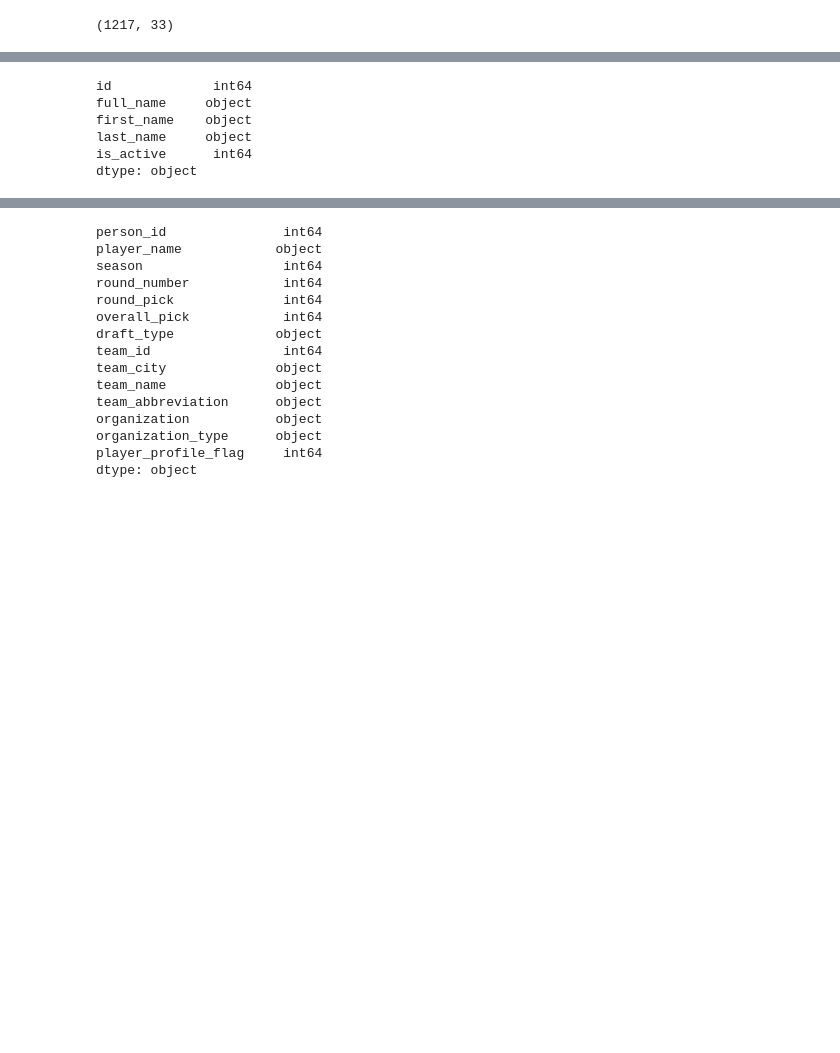
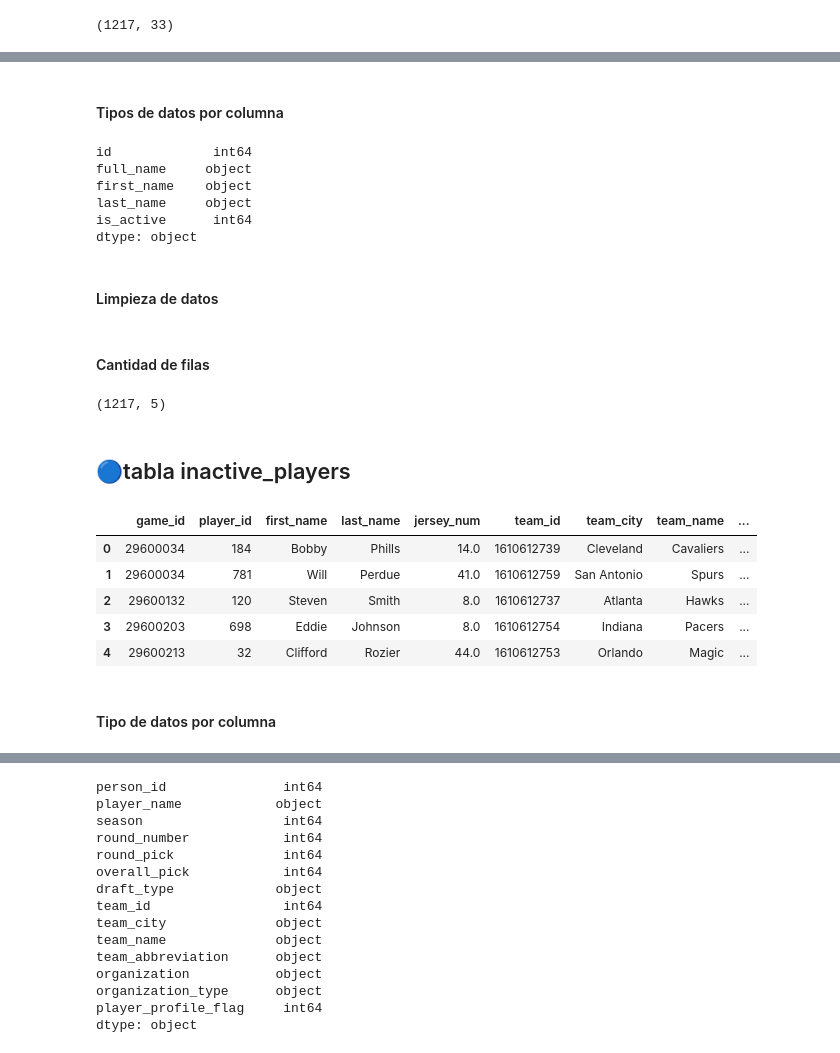
Before and after one commit to Floryofre/SmartPro_Analytics, a Jupyter notebook: ETL2.ipynb, the cells around one changed output, grey strips where cells are left out. Drawn from its saved outputs; the diff is of its cells as text; code cells hidden in the pictures; blank space fills up the shorter version.

```diff
--- a/ETL2.ipynb
+++ b/ETL2.ipynb
@@ -442,3 +360,5 @@ df_common_player_info.shape
+# %% [markdown]
+#### Tipos de datos por columna
 # %%
 df_player.dtypes
 # %% [output]
@@ -448,3 +368,5 @@ first_name    object
 last_name     object
 is_active      int64
 dtype: object
+# %% [markdown]
+#### Limpieza de datos
@@ -450,0 +378,21 @@ dtype: object
+# %% [markdown]
+#### Cantidad de filas
+# %%
+
+df_player.shape
+#(4831,5) a (1217,5)
+# %% [output]
+(1217, 5)
+# %% [markdown]
+## 🔵tabla inactive_players
+# %%
+df_inactive_players.head(5)
+# %% [output]
+|  | game_id | player_id | first_name | last_name | jersey_num | team_id | team_city | team_name | ... |
+| 0 | 29600034 | 184 | Bobby | Phills | 14.0 | 1610612739 | Cleveland | Cavaliers | ... |
+| 1 | 29600034 | 781 | Will | Perdue | 41.0 | 1610612759 | San Antonio | Spurs | ... |
+| 2 | 29600132 | 120 | Steven | Smith | 8.0 | 1610612737 | Atlanta | Hawks | ... |
+| 3 | 29600203 | 698 | Eddie | Johnson | 8.0 | 1610612754 | Indiana | Pacers | ... |
+| 4 | 29600213 | 32 | Clifford | Rozier | 44.0 | 1610612753 | Orlando | Magic | ... |
+# %% [markdown]
+#### Tipo de datos por columna
```
Also changed, not shown: parts of 103 cells of this notebook.
